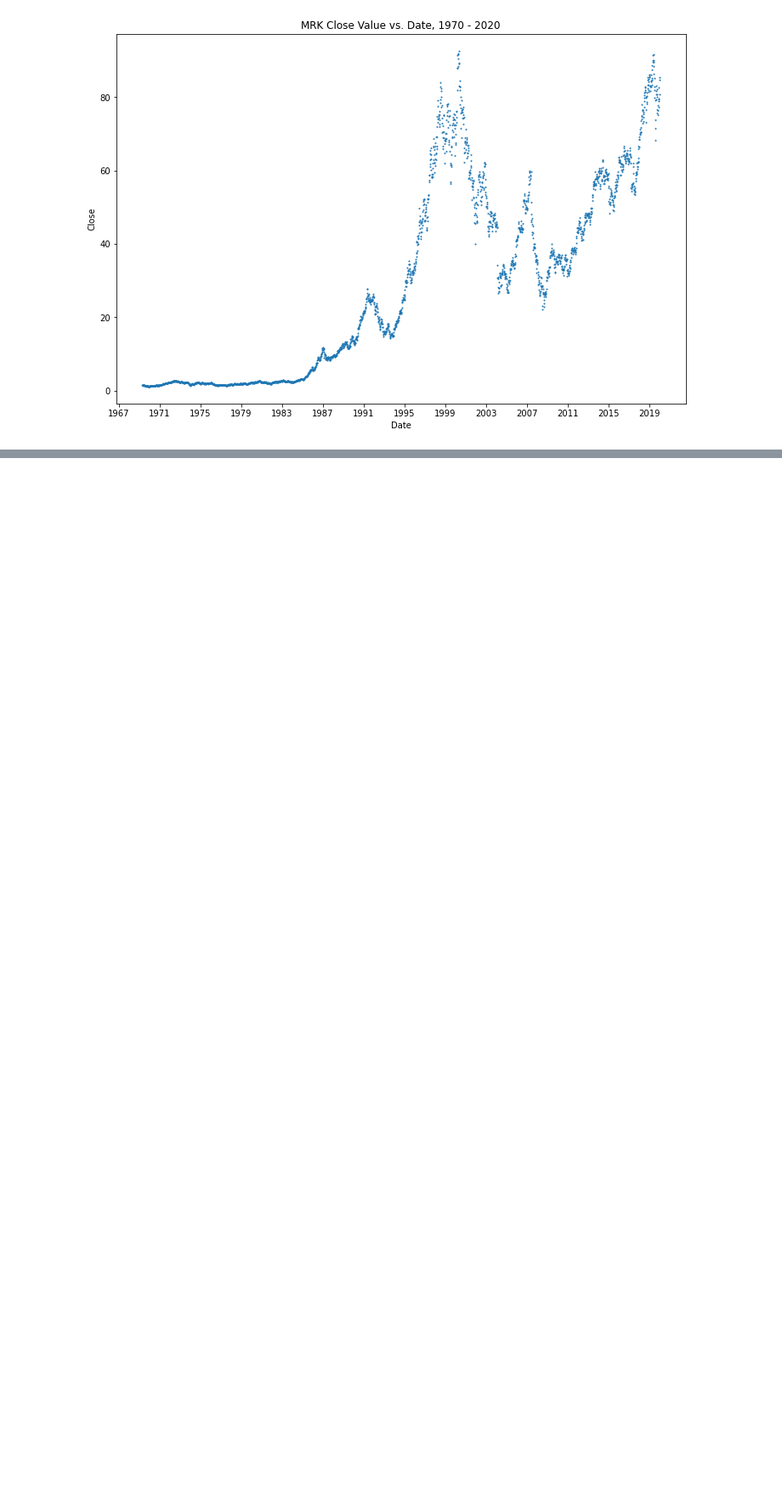
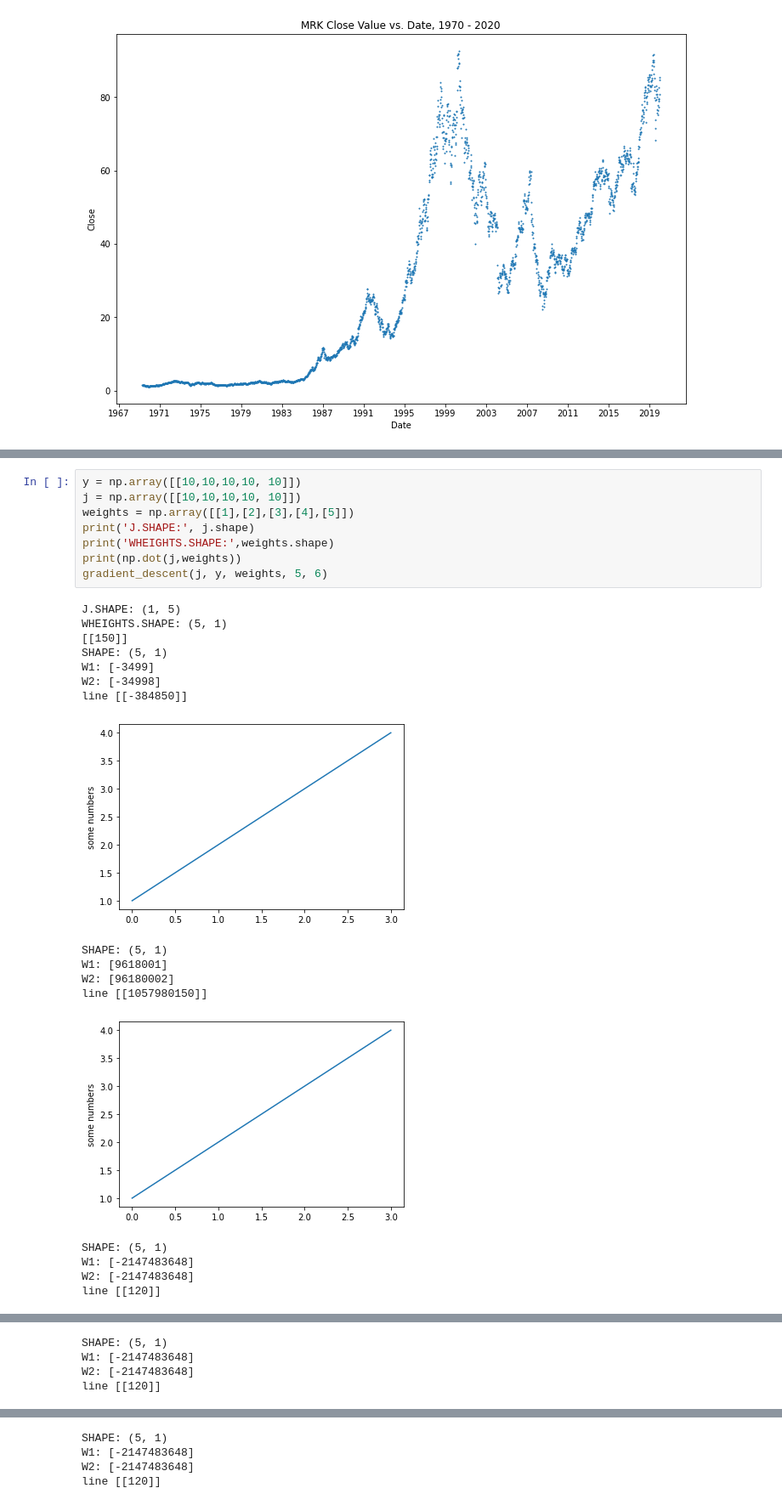
Before and after one commit to mirandabohm/Machine-Learning-Demo-Pack, a Jupyter notebook: Linear_regression.ipynb, the cells around one changed output, grey strips where cells are left out. Shown at 85% size. Cells and saved outputs as stored; diff of their text form; blank space fills up the shorter version.

```diff
--- a/Linear_regression.ipynb
+++ b/Linear_regression.ipynb
@@ -100,0 +201,26 @@ plt.show() # Display plot
+# %%
+y = np.array([[10,10,10,10, 10]])
+j = np.array([[10,10,10,10, 10]])
+weights = np.array([[1],[2],[3],[4],[5]])
+print('J.SHAPE:', j.shape)
+print('WHEIGHTS.SHAPE:',weights.shape)
+print(np.dot(j,weights))
+gradient_descent(j, y, weights, 5, 6)
+# %% [output]
+J.SHAPE: (1, 5)
+WHEIGHTS.SHAPE: (5, 1)
+[[150]]
+SHAPE: (5, 1)
+W1: [-3499]
+W2: [-34998]
+line [[-384850]]
+[figure, added]
+SHAPE: (5, 1)
+W1: [9618001]
+W2: [96180002]
+line [[1057980150]]
+[figure, added]
+SHAPE: (5, 1)
+W1: [-2147483648]
+W2: [-2147483648]
+line [[120]]
@@ -100,0 +228,4 @@ plt.show() # Display plot
+SHAPE: (5, 1)
+W1: [-2147483648]
+W2: [-2147483648]
+line [[120]]
@@ -100,0 +233,4 @@ plt.show() # Display plot
+SHAPE: (5, 1)
+W1: [-2147483648]
+W2: [-2147483648]
+line [[120]]
```
Also changed, not shown: parts of 13 cells of this notebook.
